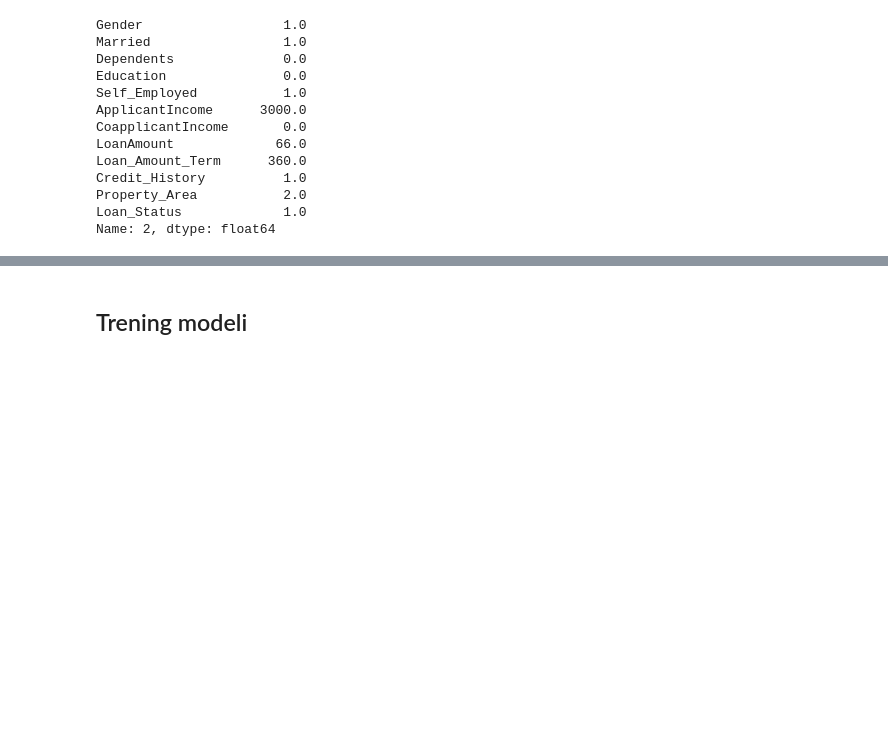
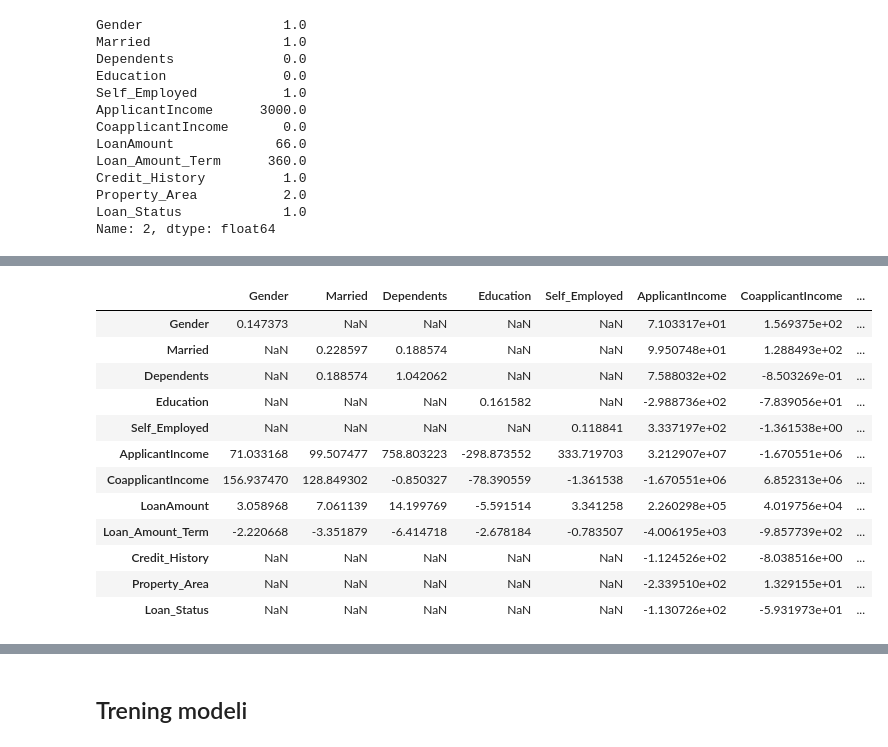
Before and after one commit to Mimikkk/2023-iswd, a Jupyter notebook: project-3-preferential/notebook.ipynb, the cells around one changed output, grey strips where cells are left out. Drawn from its saved outputs; the diff is of its cells as text; code cells hidden in the pictures; blank space fills up the shorter version.

```diff
--- a/project-3-preferential/notebook.ipynb
+++ b/project-3-preferential/notebook.ipynb
@@ -170,0 +186,17 @@ ValueError: could not convert string to float: '3+'
+# %%
+cov = train.cov()
+cov.mask(np.abs(cov) < 0.1, None)
+# %% [output]
+|  | Gender | Married | Dependents | Education | Self_Employed | ApplicantIncome | CoapplicantIncome | ... |
+| Gender | 0.147373 | NaN | NaN | NaN | NaN | 7.103317e+01 | 1.569375e+02 | ... |
+| Married | NaN | 0.228597 | 0.188574 | NaN | NaN | 9.950748e+01 | 1.288493e+02 | ... |
+| Dependents | NaN | 0.188574 | 1.042062 | NaN | NaN | 7.588032e+02 | -8.503269e-01 | ... |
+| Education | NaN | NaN | NaN | 0.161582 | NaN | -2.988736e+02 | -7.839056e+01 | ... |
+| Self_Employed | NaN | NaN | NaN | NaN | 0.118841 | 3.337197e+02 | -1.361538e+00 | ... |
+| ApplicantIncome | 71.033168 | 99.507477 | 758.803223 | -298.873552 | 333.719703 | 3.212907e+07 | -1.670551e+06 | ... |
+| CoapplicantIncome | 156.937470 | 128.849302 | -0.850327 | -78.390559 | -1.361538 | -1.670551e+06 | 6.852313e+06 | ... |
+| LoanAmount | 3.058968 | 7.061139 | 14.199769 | -5.591514 | 3.341258 | 2.260298e+05 | 4.019756e+04 | ... |
+| Loan_Amount_Term | -2.220668 | -3.351879 | -6.414718 | -2.678184 | -0.783507 | -4.006195e+03 | -9.857739e+02 | ... |
+| Credit_History | NaN | NaN | NaN | NaN | NaN | -1.124526e+02 | -8.038516e+00 | ... |
+| Property_Area | NaN | NaN | NaN | NaN | NaN | -2.339510e+02 | 1.329155e+01 | ... |
+| Loan_Status | NaN | NaN | NaN | NaN | NaN | -1.130726e+02 | -5.931973e+01 | ... |
```
Also changed, not shown: parts of 8 cells of this notebook.
